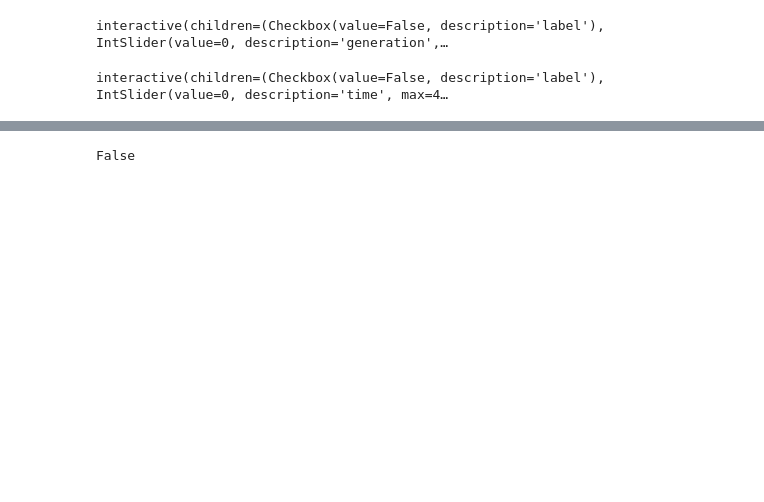
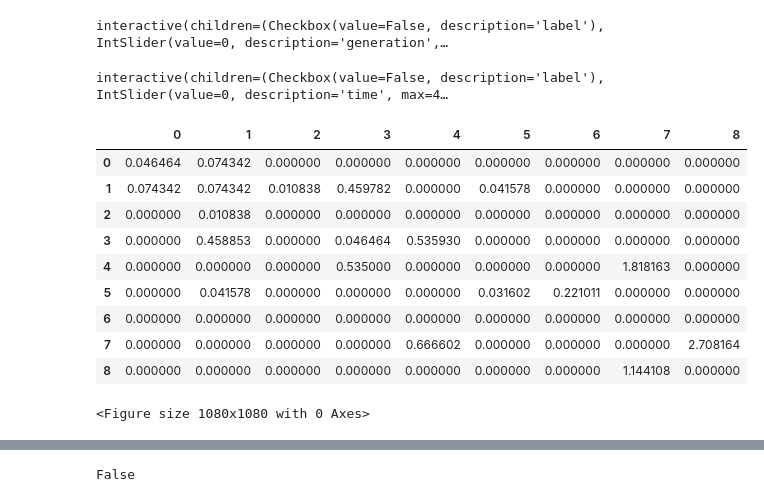
Before and after one commit to ovgu-FINken/ACO-MAPF, a Jupyter notebook: MAPF-ACO.ipynb, the cells around one changed output, grey strips where cells are left out. Drawn from its saved outputs; the diff is of its cells as text; code cells hidden in the pictures; blank space fills up the shorter version.

```diff
--- a/MAPF-ACO.ipynb
+++ b/MAPF-ACO.ipynb
@@ -573,4 +586,4 @@ class TimeExtendedACO(ACO):
             plt.show()
 # %%
 tAco = TimeExtendedACO(adjacency=m.todense(), pheromones=np.ones_like(m.todense()), start=graphstart, goal=graphgoal, timeframe=50)
-tAco.run_extended(generations=1000, depenalize_long_running=False)
+tAco.run_extended(generations=100, depenalize_long_running=False)
@@ -616,6 +615,26 @@ interactive(children=(Checkbox(value=False, description='label'), IntSlider(valu
 widgets.interact(tAco.draw_extended_pheromones, label=False, width=15, height=15, show=widgets.fixed(True),prune=widgets.FloatSlider(value=0.1, min=0.0, max=0.50, step=0.05), time=widgets.IntSlider(min=0,max=tAco.timeframe-1,step=1,value=0));
 # %% [output]
 interactive(children=(Checkbox(value=False, description='label'), IntSlider(value=0, description='time', max=4…
+# %%
+pd.DataFrame(tAco.extended_pheromones[6])
+# %% [output]
+|  | 0 | 1 | 2 | 3 | 4 | 5 | 6 | 7 | 8 |
+| 0 | 0.046464 | 0.074342 | 0.000000 | 0.000000 | 0.000000 | 0.000000 | 0.000000 | 0.000000 | 0.000000 |
+| 1 | 0.074342 | 0.074342 | 0.010838 | 0.459782 | 0.000000 | 0.041578 | 0.000000 | 0.000000 | 0.000000 |
+| 2 | 0.000000 | 0.010838 | 0.000000 | 0.000000 | 0.000000 | 0.000000 | 0.000000 | 0.000000 | 0.000000 |
+| 3 | 0.000000 | 0.458853 | 0.000000 | 0.046464 | 0.535930 | 0.000000 | 0.000000 | 0.000000 | 0.000000 |
+| 4 | 0.000000 | 0.000000 | 0.000000 | 0.535000 | 0.000000 | 0.000000 | 0.000000 | 1.818163 | 0.000000 |
+| 5 | 0.000000 | 0.041578 | 0.000000 | 0.000000 | 0.000000 | 0.031602 | 0.221011 | 0.000000 | 0.000000 |
+| 6 | 0.000000 | 0.000000 | 0.000000 | 0.000000 | 0.000000 | 0.000000 | 0.000000 | 0.000000 | 0.000000 |
+| 7 | 0.000000 | 0.000000 | 0.000000 | 0.000000 | 0.666602 | 0.000000 | 0.000000 | 0.000000 | 2.708164 |
+| 8 | 0.000000 | 0.000000 | 0.000000 | 0.000000 | 0.000000 | 0.000000 | 0.000000 | 1.144108 | 0.000000 |
+# %%
+import netgraph
+g = nx.from_numpy_array(tAco.extended_pheromones[6], nx.DiGraph)
+plt.figure(figsize=(15,15))
+plt.show()
+# %% [output]
+<Figure size 1080x1080 with 0 Axes>
 # %%
 sns.lmplot(data=tAco.df.loc[tAco.df.iteration % 1000 == 0], x="iteration", y="arrived", order=2)
 # %% [output]
```
Also changed, not shown: parts of 15 cells of this notebook.
